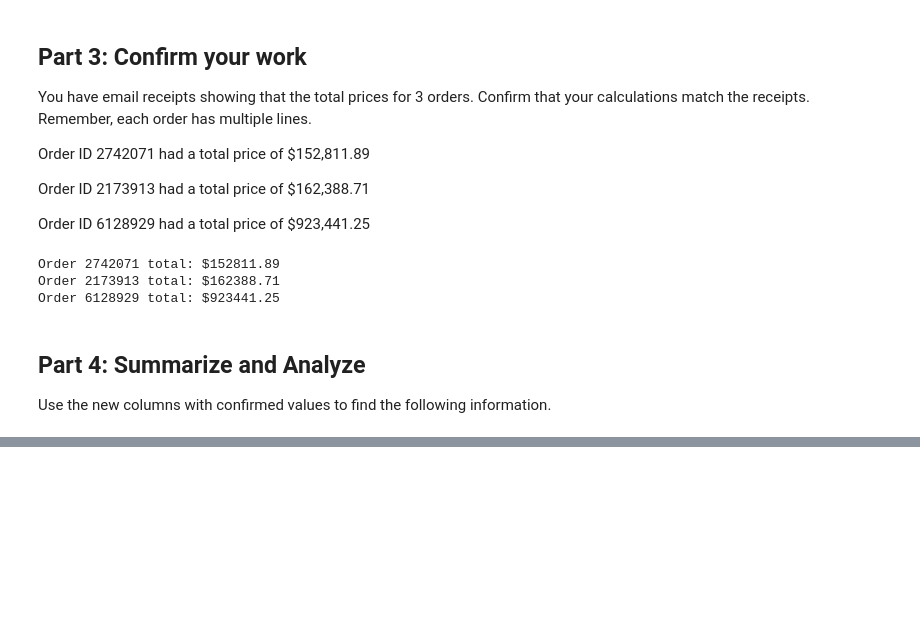
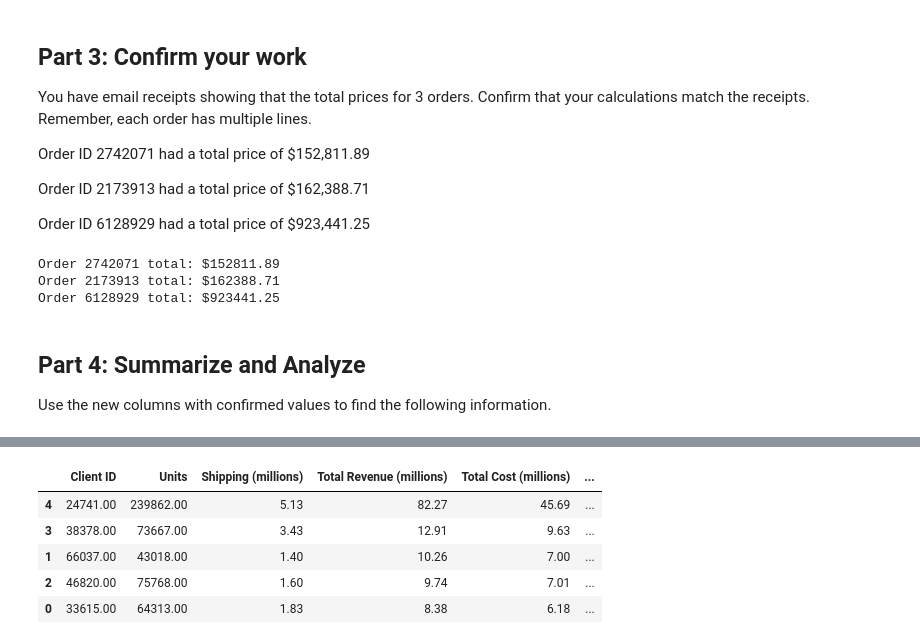
Before and after one commit to manparmo/pandas-challenge-1, a Jupyter notebook: wholesale_data_analysis_starter_code.ipynb, the cells around one changed output, grey strips where cells are left out. Saved outputs shown, nothing was run; the diff lists cells and outputs as text; code cells hidden in the pictures; blank space fills up the shorter version.

```diff
--- a/wholesale_data_analysis_starter_code.ipynb
+++ b/wholesale_data_analysis_starter_code.ipynb
@@ -222,2 +257,11 @@ for item in list(df_top5.values):
 # %%
 # Sort the updated data by "Total Profit (millions)" form highest to lowest and assign the sort to a new DatFrame.
+df_top5 = df_top5.sort_values('Total Profit (millions)',ascending=False)
+df_top5
+# %% [output]
+|  | Client ID | Units | Shipping (millions) | Total Revenue (millions) | Total Cost (millions) | ... |
+| 4 | 24741.00 | 239862.00 | 5.13 | 82.27 | 45.69 | ... |
+| 3 | 38378.00 | 73667.00 | 3.43 | 12.91 | 9.63 | ... |
+| 1 | 66037.00 | 43018.00 | 1.40 | 10.26 | 7.00 | ... |
+| 2 | 46820.00 | 75768.00 | 1.60 | 9.74 | 7.01 | ... |
+| 0 | 33615.00 | 64313.00 | 1.83 | 8.38 | 6.18 | ... |
```
Also changed, not shown: parts of 4 cells of this notebook.
